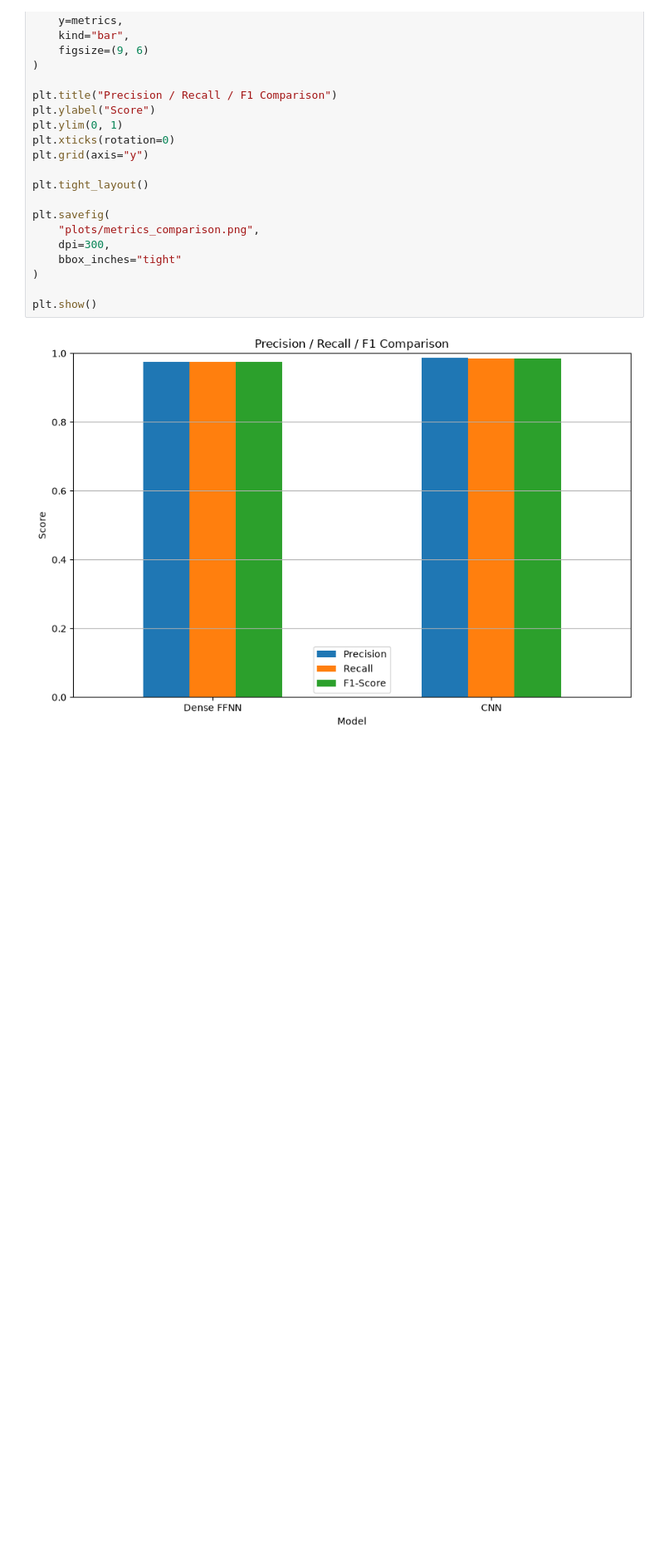
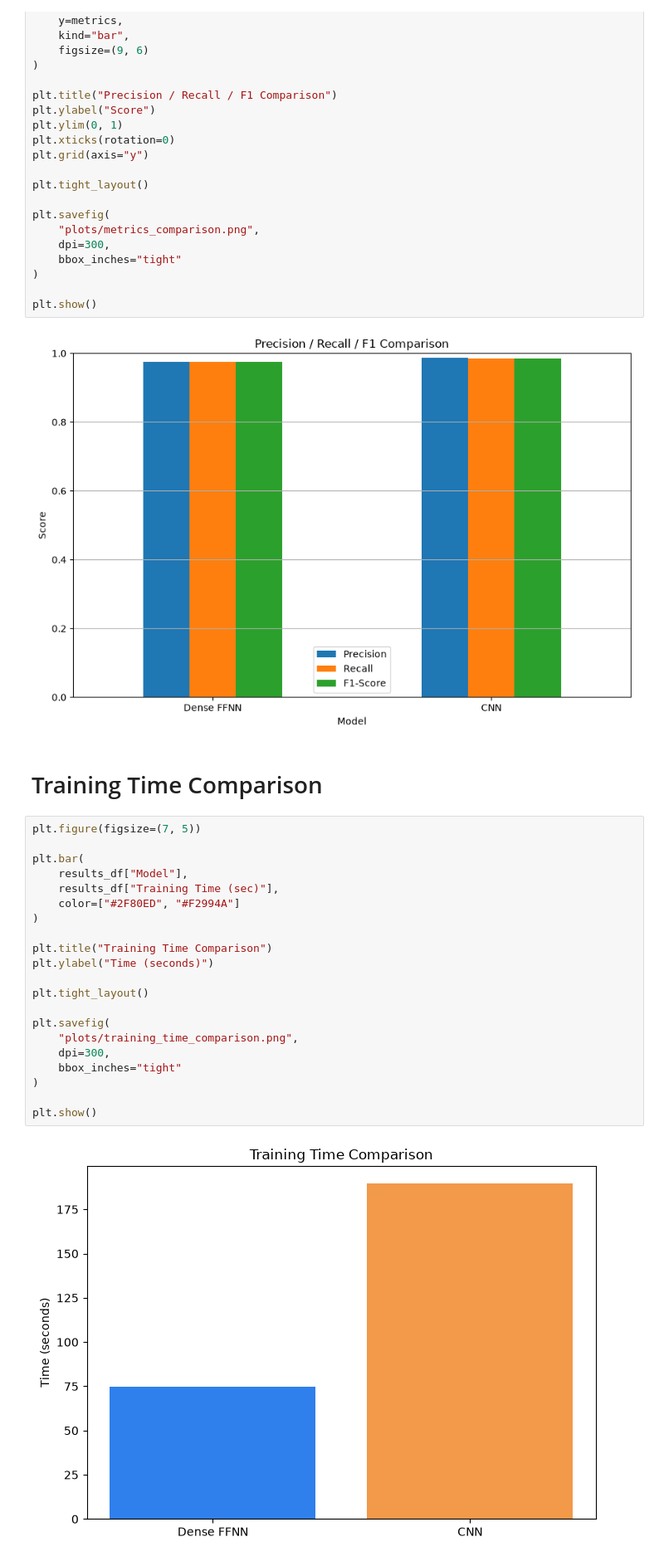
Before and after one commit to misshosseini/mini-deep-learning-experiment, a Jupyter notebook: mnist_ffnn_vs_cnn.ipynb, the cells around one changed output. Shown at 83% size. Drawn from its saved outputs; the diff is of its cells as text; blank space fills up the shorter version.

Commit message:
training time comparison

```diff
--- a/mnist_ffnn_vs_cnn.ipynb
+++ b/mnist_ffnn_vs_cnn.ipynb
@@ -850,3 +850,28 @@ plt.savefig(
 plt.show()
 # %% [output]
 [figure]
+# %% [markdown]
+# Training Time Comparison
+# %%
+plt.figure(figsize=(7, 5))
+
+plt.bar(
+    results_df["Model"],
+    results_df["Training Time (sec)"],
+    color=["#2F80ED", "#F2994A"]
+)
+
+plt.title("Training Time Comparison")
+plt.ylabel("Time (seconds)")
+
+plt.tight_layout()
+
+plt.savefig(
+    "plots/training_time_comparison.png",
+    dpi=300,
+    bbox_inches="tight"
+)
+
+plt.show()
+# %% [output]
+[figure, added]
```
Also changed, not shown: 1 other file.
